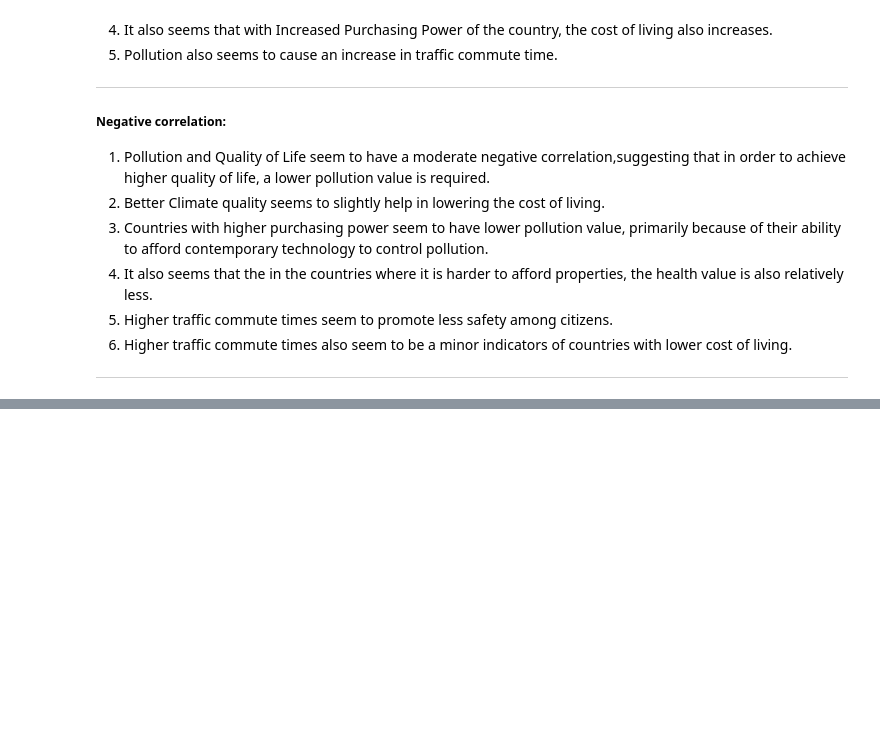
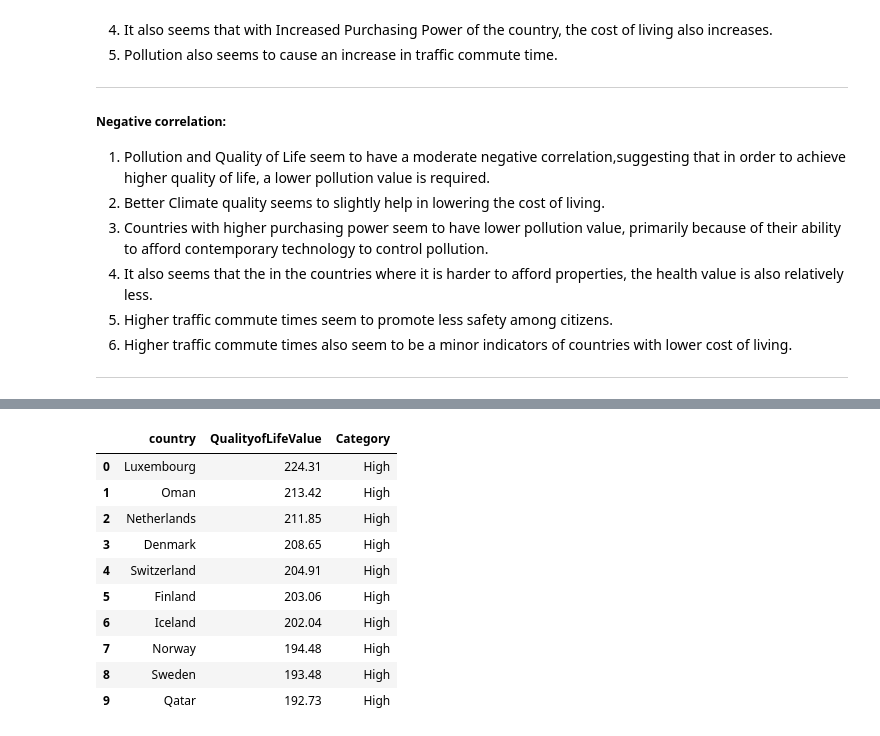
Before and after one commit to Himson2006/Quality-Of-Life-Analysis, a Jupyter notebook: quality-of-life.ipynb, the cells around one changed output, grey strips where cells are left out. Drawn from its saved outputs; the diff is of its cells as text; code cells hidden in the pictures; blank space fills up the shorter version.

```diff
--- a/quality-of-life.ipynb
+++ b/quality-of-life.ipynb
@@ -352,0 +379,14 @@ sns.heatmap(corr, mask = mask, annot = True, fmt=".1f", linewidth = 0.5)
+# %%
+top_10_QOL
+# %% [output]
+|  | country | QualityofLifeValue | Category |
+| 0 | Luxembourg | 224.31 | High |
+| 1 | Oman | 213.42 | High |
+| 2 | Netherlands | 211.85 | High |
+| 3 | Denmark | 208.65 | High |
+| 4 | Switzerland | 204.91 | High |
+| 5 | Finland | 203.06 | High |
+| 6 | Iceland | 202.04 | High |
+| 7 | Norway | 194.48 | High |
+| 8 | Sweden | 193.48 | High |
+| 9 | Qatar | 192.73 | High |
```
Also changed, not shown: parts of 6 cells of this notebook.
